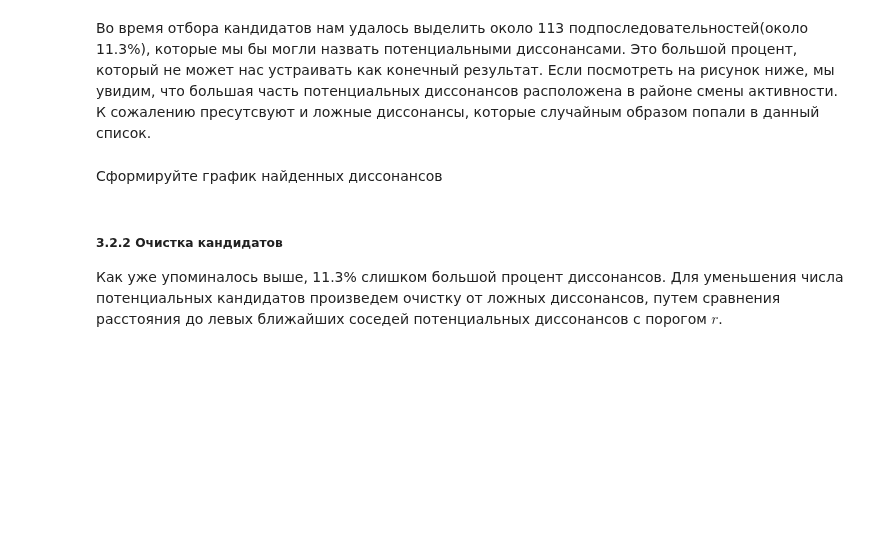
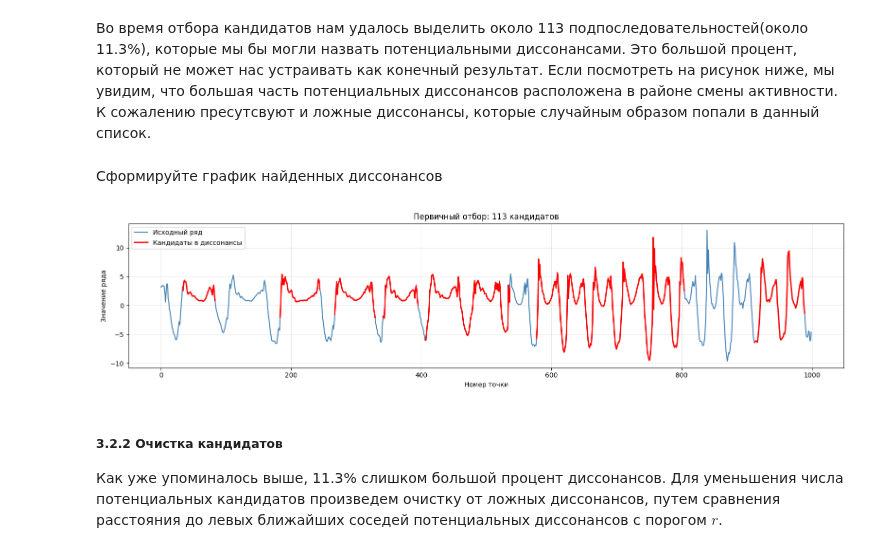
Before and after one commit to MikhailArtemev03/2026-Artemev-TimeSeriesCourse, a Jupyter notebook: practice/03 Discords/03 Discords.ipynb, the cells around one changed output. Cells and saved outputs as stored; diff of their text form; code cells hidden in the pictures; blank space fills up the shorter version.

```diff
--- a/practice/03 Discords/03 Discords.ipynb
+++ b/practice/03 Discords/03 Discords.ipynb
@@ -502,7 +502,29 @@ print(f'{len(cand_index)} {len(cand_index)/len(data)*100} %')
 # %% [markdown]
 Сформируйте график найденных диссонансов
 # %%
-# INSERT YOUR CODE
+mask = np.zeros(len(data), dtype=bool)
+
+for idx in cand_index:
+    mask[idx:idx + m] = True
+
+plt.figure(figsize=(16, 4))
+plt.plot(data, color="steelblue", label="Исходный ряд")
+plt.plot(
+    np.where(mask, data, np.nan),
+    color="red",
+    linewidth=2,
+    label="Кандидаты в диссонансы"
+)
+
+plt.title(f"Первичный отбор: {len(cand_index)} кандидатов")
+plt.xlabel("Номер точки")
+plt.ylabel("Значение ряда")
+plt.legend()
+plt.grid(alpha=0.3)
+plt.tight_layout()
+plt.show()
+# %% [output]
+[figure, added]
 # %% [markdown]
 ##### 3.2.2 Очистка кандидатов
 Как уже упоминалось выше, 11.3% слишком большой процент диссонансов.
```
Also changed, not shown: parts of 7 cells of this notebook.
